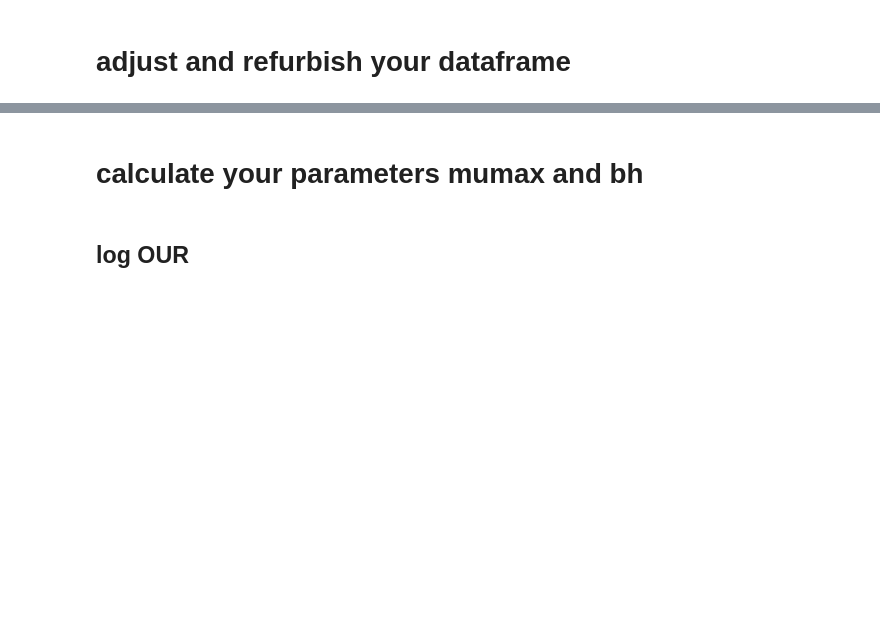
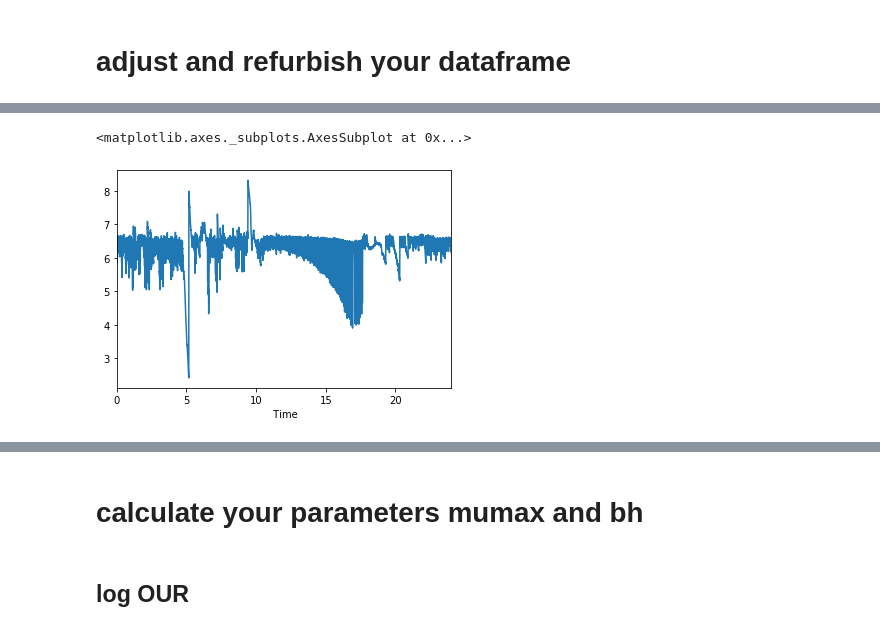
Before and after one commit to gbellandi/Pyhon_basicsCourse, a Jupyter notebook: notebooks/6_respirometry.ipynb, the cells around one changed output, grey strips where cells are left out. Saved outputs shown, nothing was run; the diff lists cells and outputs as text; code cells hidden in the pictures; blank space fills up the shorter version.

```diff
--- a/notebooks/6_respirometry.ipynb
+++ b/notebooks/6_respirometry.ipynb
@@ -28,0 +48,2 @@ df = df.set_index(' Time')
+# %%
+df = df.reset_index()
@@ -28,0 +59,5 @@ df = df.set_index(' Time')
+# %%
+df['DO Probe'].plot()
+# %% [output]
+<matplotlib.axes._subplots.AxesSubplot at 0x...>
+[figure, added]
```
Also changed, not shown: parts of 21 cells of this notebook, 2 other files.
